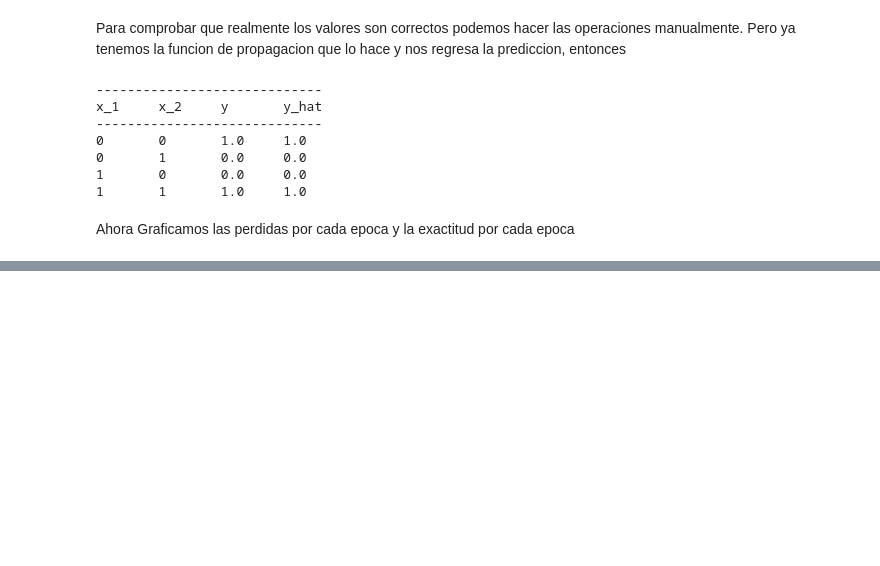
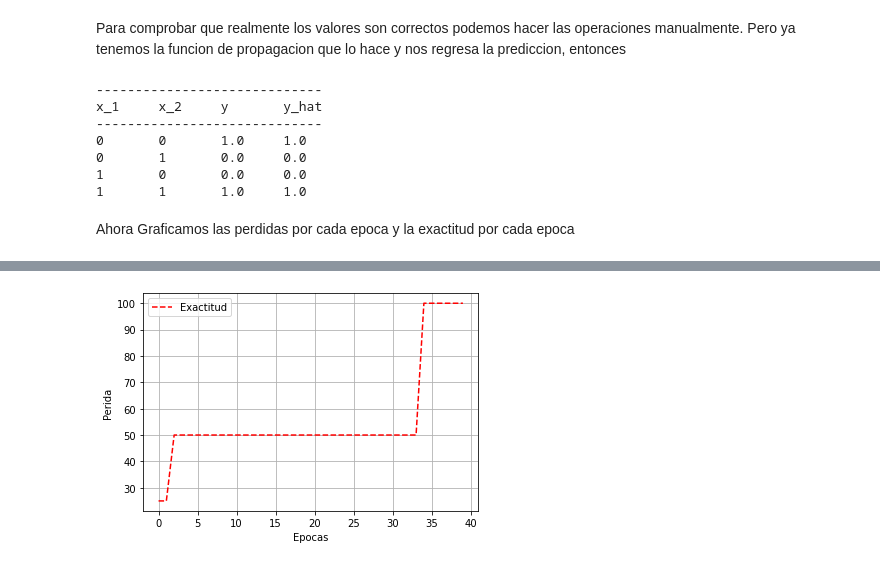
Before and after one commit to Pedri0/DeepLearning_Tarea1, a Jupyter notebook: 1 Red de unidades de umbral lineal.ipynb, the cells around one changed output, grey strips where cells are left out. Drawn from its saved outputs; the diff is of its cells as text; code cells hidden in the pictures; blank space fills up the shorter version.

```diff
--- a/1 Red de unidades de umbral lineal.ipynb
+++ b/1 Red de unidades de umbral lineal.ipynb
@@ -304,0 +306,9 @@ plt.show()
+# %%
+plt.plot(np.arange(exactitudes.size), exactitudes, '--', label='Exactitud', color='red')
+plt.legend()
+plt.xlabel('Epocas')
+plt.ylabel('Perida')
+plt.grid(True)
+plt.show()
+# %% [output]
+[figure, added]
```
Also changed, not shown: parts of 4 cells of this notebook.
